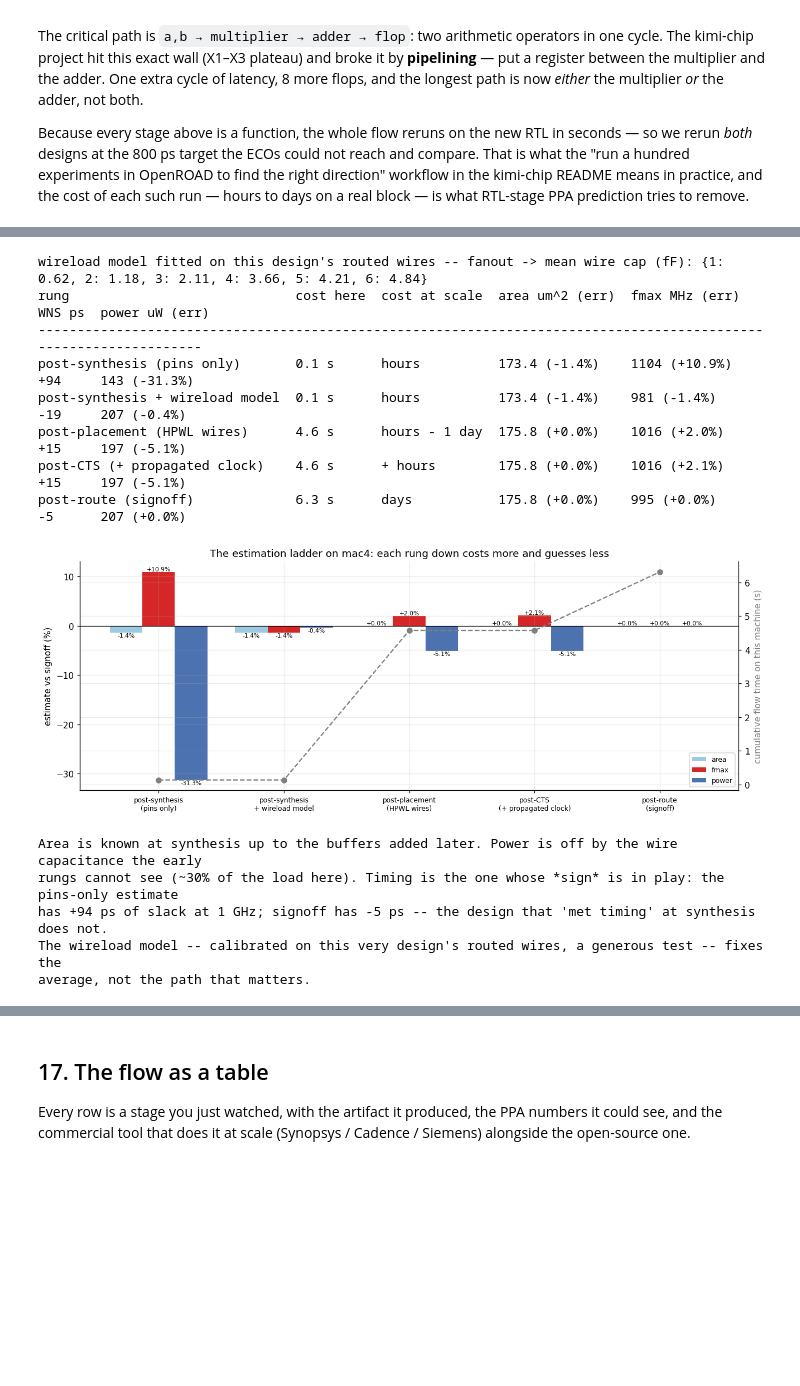
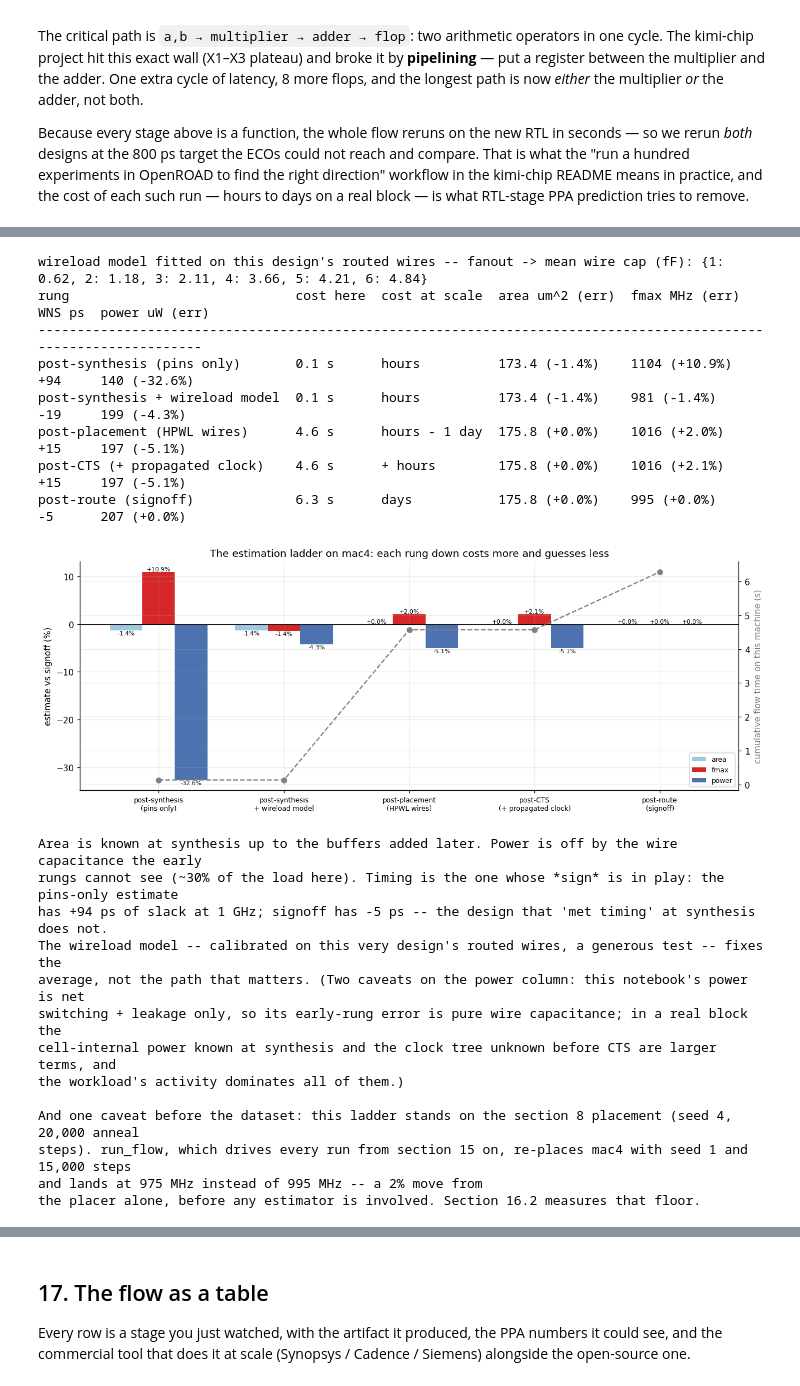
Before and after one commit to warmspringwinds/first-principles, a Jupyter notebook: Hardware/chip_design/rtl_to_gds_visualized.ipynb, the cells around one changed output, grey strips where cells are left out. Cells and saved outputs as stored; diff of their text form; code cells hidden in the pictures; blank space fills up the shorter version.

```diff
--- a/Hardware/chip_design/rtl_to_gds_visualized.ipynb
+++ b/Hardware/chip_design/rtl_to_gds_visualized.ipynb
@@ -2245,7 +2263,11 @@ def random_stimulus(nl, n_cycles=200, seed=0):
     data_bits = [p for p, (d, n) in nl.ports.items() if d == "input" and p not in ("clk", "rst_n", "clear", "en")]
     cycles = []
     for _ in range(n_cycles):
-        inp = {"rst_n": 1, "clear": int(r.random() < 1 / 16), "en": int(r.random() < 0.75)}
+        inp = {"rst_n": 1}
+        if "clear" in nl.ports:
+            inp["clear"] = int(r.random() < 1 / 16)
+        if "en" in nl.ports:
+            inp["en"] = int(r.random() < 0.75)
         inp.update({p: int(r.integers(0, 2)) for p in data_bits})
         cycles.append(inp)
     return cycles
@@ -2428,34 +2453,47 @@ def fit_wireload_model(para, nl):
     return lambda fanout: table.get(min(fanout, 6), table[max(table)])
 
 
+import copy
+
+def pre_cts_view(nl):
+    '''The netlist as synthesis hands it over: no clock buffers, every flop's CK pin back on the clk net (a copy).'''
+    v, clk = copy.copy(nl), nl.ports["clk"][1]
+    v.cells = {i: dict(c, conn=dict(c["conn"])) for i, c in nl.cells.items() if not i.startswith("CTS_")}
+    v.nets = {n: dict(d, sinks=list(d["sinks"])) for n, d in nl.nets.items() if not n.startswith("clk_")}
+    v.nets[clk]["sinks"] = [(f, "CK") for f in v.cells if nl.is_seq(f)]
+    for f, _ in v.nets[clk]["sinks"]:
+        v.cells[f]["conn"]["CK"] = clk
+    return v
+
+
 def stage_estimates(nl, pl, para, toggles, n_cycles, clk_nets, T, wlm):
     '''The same three PPA numbers as they look from each rung of the ladder. Signoff is the last entry.'''
-    lib = nl.lib
-    area_syn = sum(lib[c["type"]]["area"] for i, c in nl.cells.items() if not i.startswith("CTS_"))
+    lib, syn = nl.lib, pre_cts_view(nl)                        # the synthesis rungs must not see the clock tree
+    area_syn = sum(lib[c["type"]]["area"] for c in syn.cells.values())
     area_all = sum(lib[c["type"]]["area"] for c in nl.cells.values())
-    fanout = {n: len(d["sinks"]) for n, d in nl.nets.items()}
+    fanout = {n: len(d["sinks"]) for n, d in syn.nets.items()}
     hpwl = {n: pl.hpwl([n]) for n in nl.nets}
-    def para_from(cap, length):                                 # a parasitic table from any wire-length guess
+    def para_from(net, cap, length):                            # a parasitic table from any wire-length guess
         out = {}
-        for n, d in nl.nets.items():
-            Cp = sum(lib[nl.cells[i]["type"]]["pins"][p]["cap"] for i, p in d["sinks"] if i != "PO")
+        for n, d in net.nets.items():
+            Cp = sum(lib[net.cells[i]["type"]]["pins"][p]["cap"] for i, p in d["sinks"] if i != "PO")
             R = R_PER_UM * length[n]
             out[n] = dict(C_wire_fF=cap[n], C_pin_fF=Cp, C_total_fF=cap[n] + Cp, wire_delay_ns=(0.38 * R * cap[n] + R * Cp) * 1e-6)
         return out
     rungs = [
-        ("post-synthesis\n(pins only)",      {n: 0.0 for n in nl.nets},                    {n: 0.0 for n in nl.nets},                        False, area_syn),
-        ("post-synthesis\n+ wireload model", {n: wlm(fanout[n]) for n in nl.nets},          {n: wlm(fanout[n]) / C_PER_UM for n in nl.nets},  False, area_syn),
-        ("post-placement\n(HPWL wires)",     {n: C_PER_UM * hpwl[n] for n in nl.nets},      hpwl,                                             False, area_all),
-        ("post-CTS\n(+ propagated clock)",   {n: C_PER_UM * hpwl[n] for n in nl.nets},      hpwl,                                             True,  area_all),
-        ("post-route\n(signoff)",            {n: p["C_wire_fF"] for n, p in para.items()},  {n: p["L_um"] for n, p in para.items()},          True,  area_all),
+        ("post-synthesis\n(pins only)",      syn, {n: 0.0 for n in syn.nets},                   {n: 0.0 for n in syn.nets},                       False, area_syn),
+        ("post-synthesis\n+ wireload model", syn, {n: wlm(fanout[n]) for n in syn.nets},         {n: wlm(fanout[n]) / C_PER_UM for n in syn.nets}, False, area_syn),
+        ("post-placement\n(HPWL wires)",     nl,  {n: C_PER_UM * hpwl[n] for n in nl.nets},      hpwl,                                             False, area_all),
+        ("post-CTS\n(+ propagated clock)",   nl,  {n: C_PER_UM * hpwl[n] for n in nl.nets},      hpwl,                                             True,  area_all),
+        ("post-route\n(signoff)",            nl,  {n: p["C_wire_fF"] for n, p in para.items()},  {n: p["L_um"] for n, p in para.items()},          True,  area_all),
     ]
     est = {}
-    for name, cap, length, propagated, area in rungs:
-        p = para_from(cap, length)
-        clk = clock_arrivals(nl, p) if propagated else None
-        sta = run_sta(nl, T, wire_cap_fF=cap, wire_delay_ns={n: q["wire_delay_ns"] for n, q in p.items()}, clock_arrival=clk)
+    for name, net, cap, length, propagated, area in rungs:
+        p = para_from(net, cap, length)
+        clk = clock_arrivals(net, p) if propagated else None
+        sta = run_sta(net, T, wire_cap_fF=cap, wire_delay_ns={n: q["wire_delay_ns"] for n, q in p.items()}, clock_arrival=clk)
         est[name] = dict(area=area, fmax=1e3 / (T - sta["wns"]), wns=sta["wns"] * 1e3,
-                         power=switching_power(nl, toggles, n_cycles, cap, clk_nets) * 1e6)
+                         power=switching_power(net, toggles, n_cycles, cap, [c for c in clk_nets if c in net.nets]) * 1e6)
     return est
 
 
@@ -2478,42 +2516,57 @@ for (name, e), sc in zip(EST.items(), scale):
                  f"{e['area']:.1f} ({(e['area']/truth['area'] - 1)*100:+.1f}%)",
                  f"{e['fmax']:.0f} ({(e['fmax']/truth['fmax'] - 1)*100:+.1f}%)", f"{e['wns']:+.0f}",
                  f"{e['power']:.0f} ({(e['power']/truth['power'] - 1)*100:+.1f}%)"])
 show_table(["rung", "cost here", "cost at scale", "area um^2 (err)", "fmax MHz (err)", "WNS ps", "power uW (err)"], rows)
 
 fig, ax = plt.subplots(figsize=(12, 4.6))
 names = list(EST); x = np.arange(len(names)); w = 0.26
 for k, (metric, col) in enumerate([("area", "#9ecae1"), ("fmax", "#d62728"), ("power", "#4c72b0")]):
     err = [(EST[n][metric] / truth[metric] - 1) * 100 for n in names]
     bars = ax.bar(x + (k - 1) * w, err, w, color=col, label=metric)
     ax.bar_label(bars, fmt="%+.1f%%", fontsize=7)
 ax.axhline(0, c="k", lw=0.8); ax.set_xticks(x); ax.set_xticklabels(names, fontsize=8)
 ax.set_ylabel("estimate vs signoff (%)"); ax.legend(fontsize=8, loc="lower right")
 ax2 = ax.twinx(); ax2.plot(x, [cum[n] for n in names], "o--", c="gray"); ax2.set_ylabel("cumulative flow time on this machine (s)", color="gray")
 ax2.spines["right"].set_visible(True)
 ax.set_title("The estimation ladder on mac4: each rung down costs more and guesses less")
 plt.tight_layout(); plt.show()
 print("Area is known at synthesis up to the buffers added later. Power is off by the wire capacitance the early")
 print("rungs cannot see (~30% of the load here). Timing is the one whose *sign* is in play: the pins-only estimate")
 print(f"has {EST[names[0]]['wns']:+.0f} ps of slack at 1 GHz; signoff has {truth['wns']:+.0f} ps"
       + (" -- the design that 'met timing' at synthesis does not." if truth["wns"] < 0 else
          " -- it survives by a hair, and section 16.2 shows a different placement seed flips it."))
 print("The wireload model -- calibrated on this very design's routed wires, a generous test -- fixes the")
-print("average, not the path that matters.")
+print("average, not the path that matters. (Two caveats on the power column: this notebook's power is net")
+print("switching + leakage only, so its early-rung error is pure wire capacitance; in a real block the")
+print("cell-internal power known at synthesis and the clock tree unknown before CTS are larger terms, and")
+print("the workload's activity dominates all of them.)")
+print(f"\nAnd one caveat before the dataset: this ladder stands on the section 8 placement (seed 4, 20,000 anneal")
+print(f"steps). run_flow, which drives every run from section 15 on, re-places mac4 with seed 1 and 15,000 steps")
+print(f"and lands at {RES[0]['fmax_post']:.0f} MHz instead of {truth['fmax']:.0f} MHz -- a {abs(1 - RES[0]['fmax_post']/truth['fmax'])*100:.0f}% move from")
+print("the placer alone, before any estimator is involved. Section 16.2 measures that floor.")
 # %% [output]
 wireload model fitted on this design's routed wires -- fanout -> mean wire cap (fF): {1: 0.62, 2: 1.18, 3: 2.11, 4: 3.66, 5: 4.21, 6: 4.84}
 rung                             cost here  cost at scale  area um^2 (err)  fmax MHz (err)  WNS ps  power uW (err)
 ------------------------------------------------------------------------------------------------------------------
-post-synthesis (pins only)       0.1 s      hours          173.4 (-1.4%)    1104 (+10.9%)   +94     143 (-31.3%)
-post-synthesis + wireload model  0.1 s      hours          173.4 (-1.4%)    981 (-1.4%)     -19     207 (-0.4%)
+post-synthesis (pins only)       0.1 s      hours          173.4 (-1.4%)    1104 (+10.9%)   +94     140 (-32.6%)
+post-synthesis + wireload model  0.1 s      hours          173.4 (-1.4%)    981 (-1.4%)     -19     199 (-4.3%)
 post-placement (HPWL wires)      4.6 s      hours - 1 day  175.8 (+0.0%)    1016 (+2.0%)    +15     197 (-5.1%)
 post-CTS (+ propagated clock)    4.6 s      + hours        175.8 (+0.0%)    1016 (+2.1%)    +15     197 (-5.1%)
 post-route (signoff)             6.3 s      days           175.8 (+0.0%)    995 (+0.0%)     -5      207 (+0.0%)
-[figure, old version]
+[figure, new version]
 Area is known at synthesis up to the buffers added later. Power is off by the wire capacitance the early
 rungs cannot see (~30% of the load here). Timing is the one whose *sign* is in play: the pins-only estimate
 has +94 ps of slack at 1 GHz; signoff has -5 ps -- the design that 'met timing' at synthesis does not.
 The wireload model -- calibrated on this very design's routed wires, a generous test -- fixes the
-average, not the path that matters.
+average, not the path that matters. (Two caveats on the power column: this notebook's power is net
+switching + leakage only, so its early-rung error is pure wire capacitance; in a real block the
+cell-internal power known at synthesis and the clock tree unknown before CTS are larger terms, and
+the workload's activity dominates all of them.)
+
+And one caveat before the dataset: this ladder stands on the section 8 placement (seed 4, 20,000 anneal
+steps). run_flow, which drives every run from section 15 on, re-places mac4 with seed 1 and 15,000 steps
+and lands at 975 MHz instead of 995 MHz -- a 2% move from
+the placer alone, before any estimator is involved. Section 16.2 measures that floor.
 # %% [markdown]
 ### 16.1 A dataset: how precise is each rung *across designs*?
 
```
Also changed, not shown: parts of 15 cells of this notebook, 11 other files.
